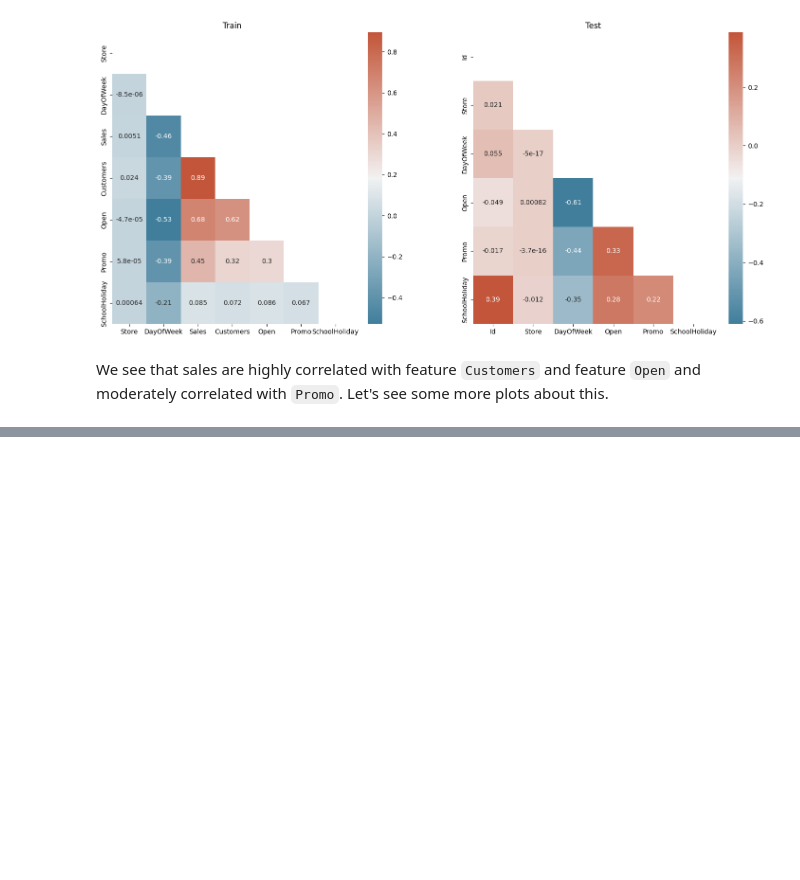
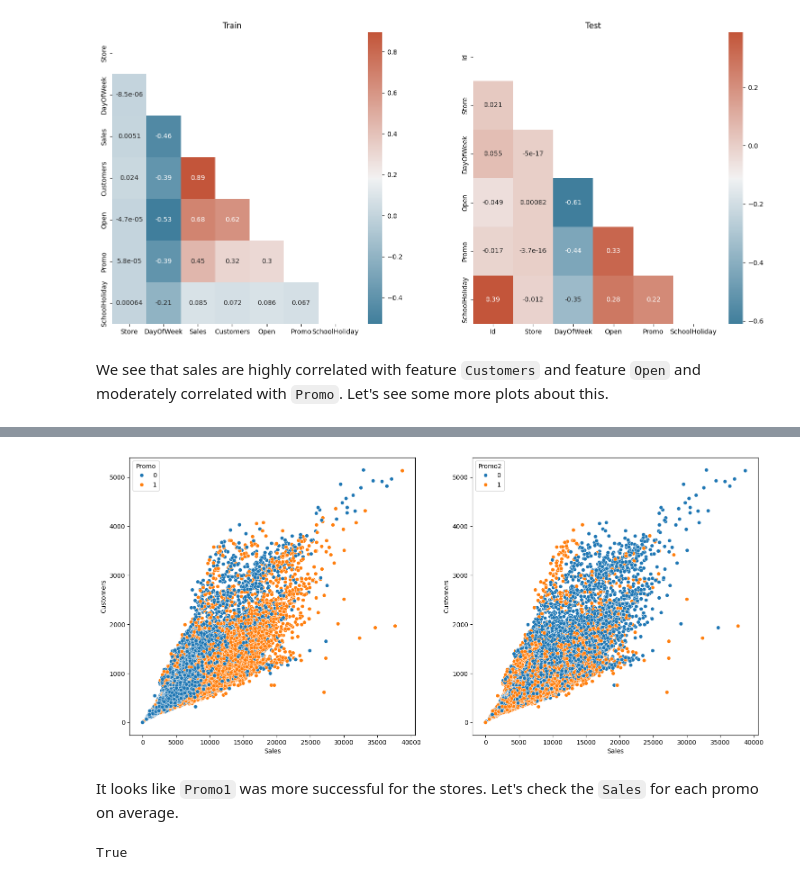
Before and after one commit to susannahsu/rossman-store-sales, a Jupyter notebook: rossman_sales_prediction.ipynb, the cells around one changed output, grey strips where cells are left out. Cells and saved outputs as stored; diff of their text form; code cells hidden in the pictures; blank space fills up the shorter version.

```diff
--- a/rossman_sales_prediction.ipynb
+++ b/rossman_sales_prediction.ipynb
@@ -221,0 +240,14 @@ We see that sales are highly correlated with feature `Customers` and feature `Op
+# %%
+fig, (ax1, ax2) = plt.subplots(nrows=1, ncols=2, figsize=(18,8))
+temp_df = pd.DataFrame(df.sample(100000))
+sns.scatterplot(x=temp_df['Sales'], y=temp_df['Customers'], hue=df['Promo'], ax=ax1)
+sns.scatterplot(x=temp_df['Sales'], y=temp_df['Customers'], hue=df['Promo2'], ax=ax2)
+plt.show()
+# %% [output]
+[figure, added]
+# %% [markdown]
+It looks like `Promo1` was more successful for the stores. Let's check the `Sales` for each promo on average.
+# %%
+df.groupby(df.Promo).Sales.mean()[1] > df.groupby(df.Promo2).Sales.mean()[1] # `1` means store participated
+# %% [output]
+True
```
Also changed, not shown: parts of 16 cells of this notebook.
